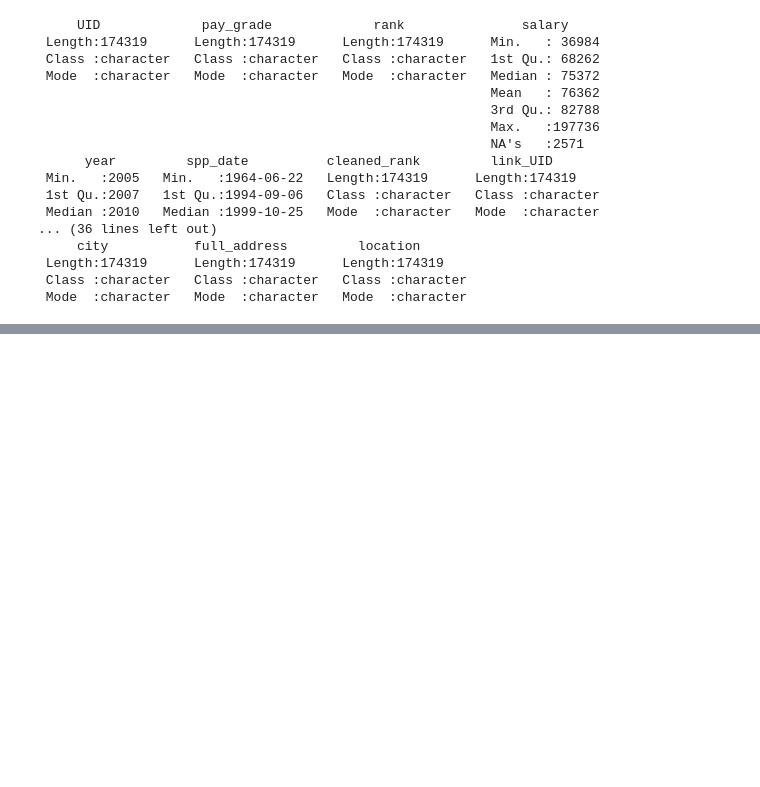
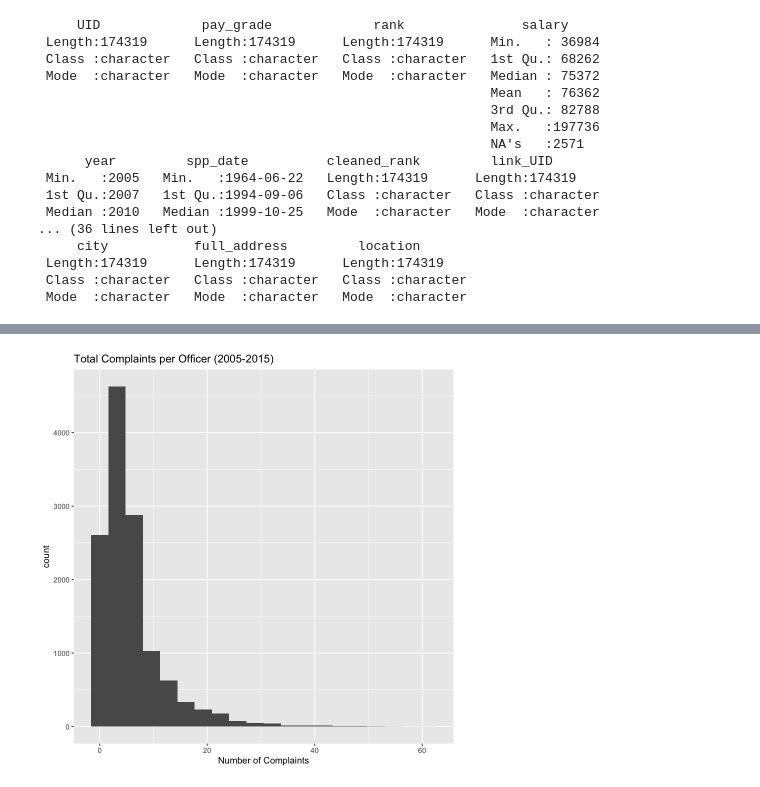
Before and after one commit to micahkwok/Group15, a Jupyter notebook: eda/EDA.ipynb, the cells around one changed output, grey strips where cells are left out. Saved outputs shown, nothing was run; the diff lists cells and outputs as text; code cells hidden in the pictures; blank space fills up the shorter version.

```diff
--- a/eda/EDA.ipynb
+++ b/eda/EDA.ipynb
@@ -344,0 +352,10 @@ Warning message:
+# %%
+#Histogram of total complaints per officer - total complaints does not match because one complaint can be tied to multiple officers
+complaints_per_off <- df_merged %>% group_by(UID, cr_id) %>% tally() %>% drop_na() %>% group_by(UID) %>% tally()
+
+ggplot(complaints_per_off, aes(x = n)) +
+    labs(x = "Number of Complaints") +
+    ggtitle("Total Complaints per Officer (2005-2015)") +
+    geom_histogram(bins = 20)
+# %% [output]
+[figure, added]
```
Also changed, not shown: parts of 9 cells of this notebook.
